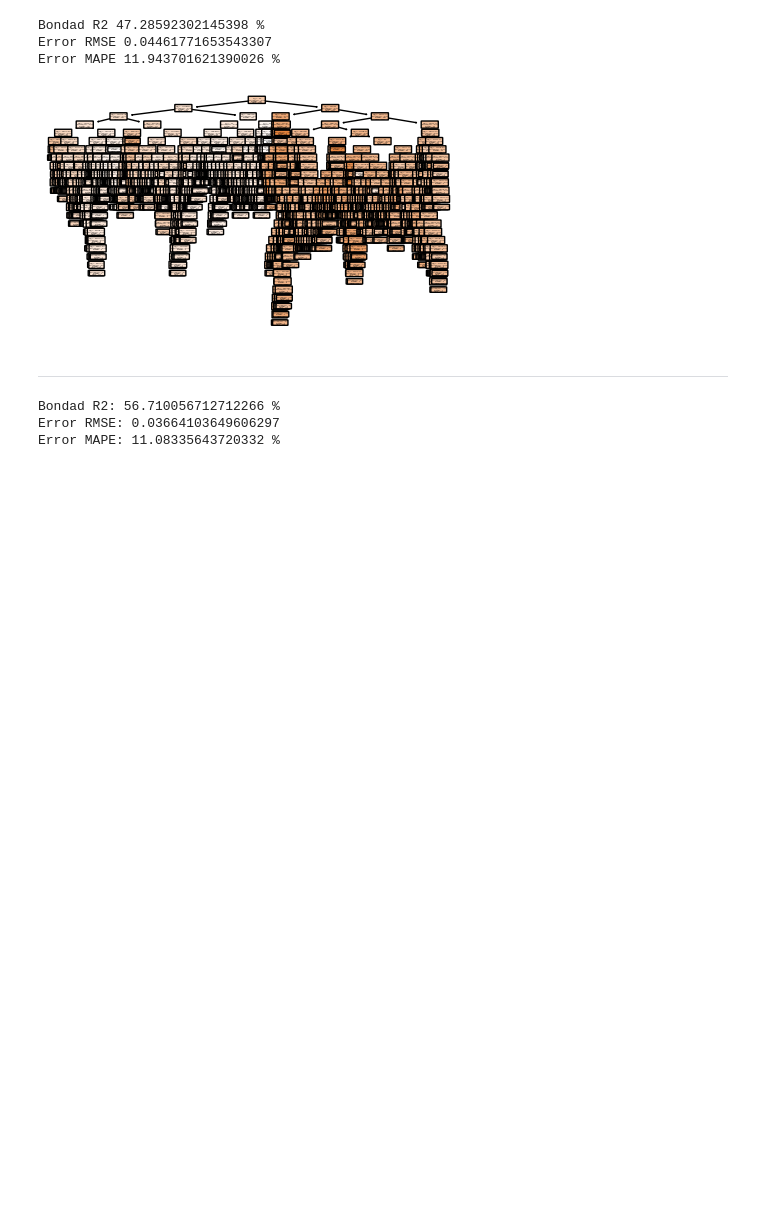
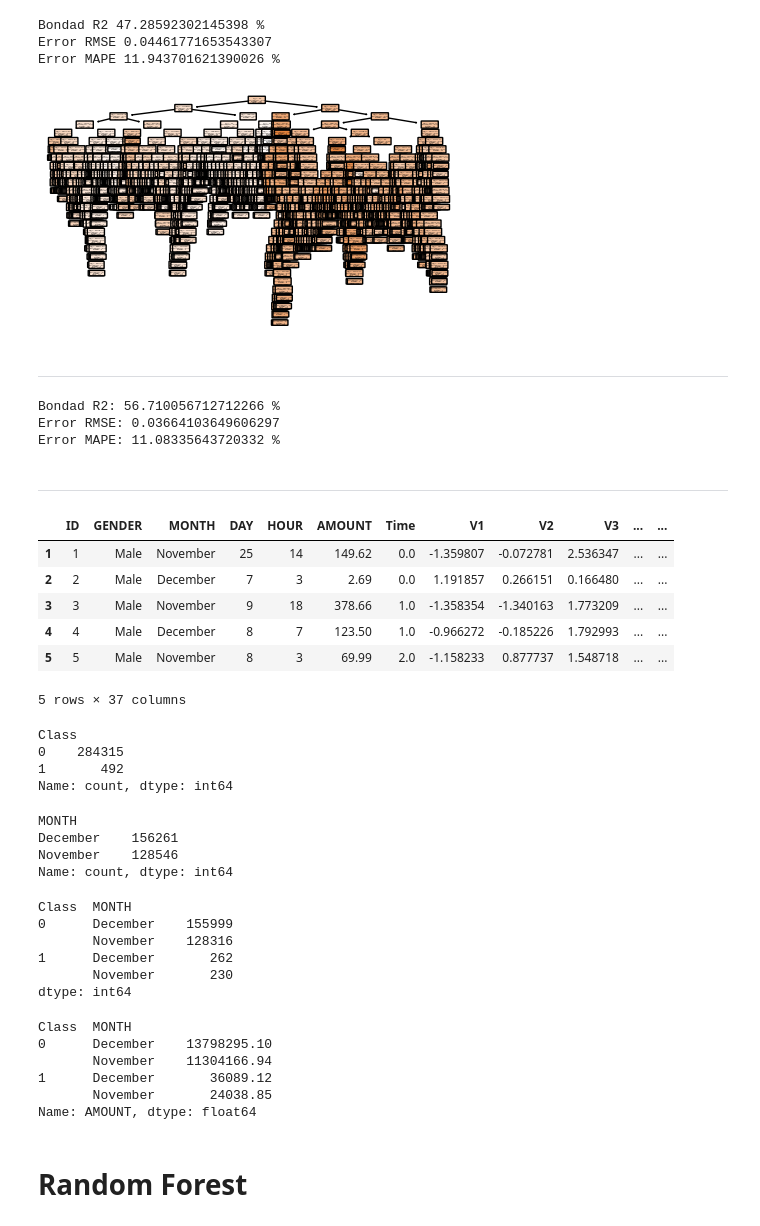
Before and after one commit to eeescamillar/cursolibertadorespython, a Jupyter notebook: cuaderno.ipynb, the cells around one changed output. Drawn from its saved outputs; the diff is of its cells as text; code cells hidden in the pictures; blank space fills up the shorter version.

```diff
--- a/cuaderno.ipynb
+++ b/cuaderno.ipynb
@@ -2153,3 +2153,18 @@ print(f'Error MAPE: {mean_absolute_percentage_error(y_test, y_predict_ext)* 100}
 Bondad R2: 56.710056712712266 %
 Error RMSE: 0.03664103649606297
 Error MAPE: 11.08335643720332 %
+# %% [markdown]
+---
+# %%
+import pandas as pd
+
+df = pd.read_csv('/home/eeescamillar/Descargas/fraudcard 1.csv', index_col='Unnamed: 0')
+df.head()
+# %% [output]
+|  | ID | GENDER | MONTH | DAY | HOUR | AMOUNT | Time | V1 | V2 | V3 | ... | ... |
+| 1 | 1 | Male | November | 25 | 14 | 149.62 | 0.0 | -1.359807 | -0.072781 | 2.536347 | ... | ... |
+| 2 | 2 | Male | December | 7 | 3 | 2.69 | 0.0 | 1.191857 | 0.266151 | 0.166480 | ... | ... |
+| 3 | 3 | Male | November | 9 | 18 | 378.66 | 1.0 | -1.358354 | -1.340163 | 1.773209 | ... | ... |
+| 4 | 4 | Male | December | 8 | 7 | 123.50 | 1.0 | -0.966272 | -0.185226 | 1.792993 | ... | ... |
+| 5 | 5 | Male | November | 8 | 3 | 69.99 | 2.0 | -1.158233 | 0.877737 | 1.548718 | ... | ... |
+5 rows × 37 columns
@@ -2155,0 +2173,16 @@ Error MAPE: 11.08335643720332 %
+# %%
+fraud_counts = df['Class'].value_counts()
+print(fraud_counts)
+# %% [output]
+Class
+0    284315
+1       492
+Name: count, dtype: int64
+# %%
+fraud_counts = df['MONTH'].value_counts()
+print(fraud_counts)
+# %% [output]
+MONTH
+December    156261
+November    128546
+Name: count, dtype: int64
@@ -2155,0 +2193,20 @@ Error MAPE: 11.08335643720332 %
+# %%
+df.groupby(['Class', 'MONTH']).size()
+# %% [output]
+Class  MONTH
+0      December    155999
+       November    128316
+1      December       262
+       November       230
+dtype: int64
+# %%
+df.groupby(['Class', 'MONTH'])['AMOUNT'].sum()
+# %% [output]
+Class  MONTH
+0      December    13798295.10
+       November    11304166.94
+1      December       36089.12
+       November       24038.85
+Name: AMOUNT, dtype: float64
+# %% [markdown]
+# Random Forest
```
Also changed, not shown: parts of 17 cells of this notebook.
